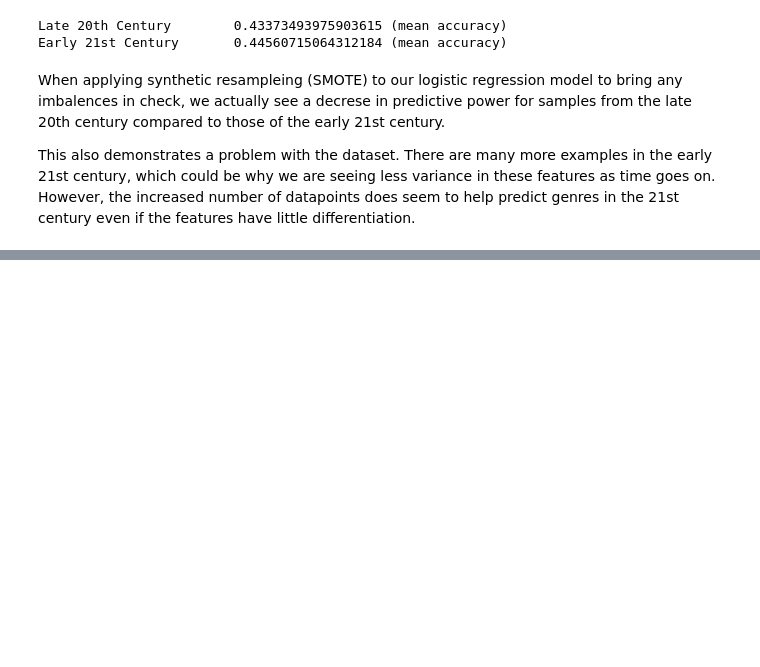
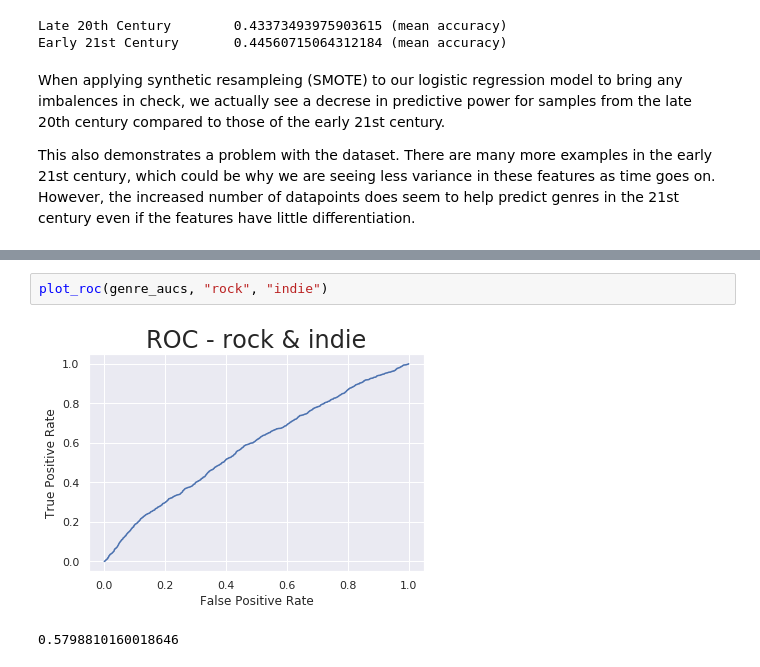
Before and after one commit to QED0711/spotify-predictive-analysis, a Jupyter notebook: exploration/qd_072919_genre_logistic_regression.ipynb, the cells around one changed output, grey strips where cells are left out. Drawn from its saved outputs; the diff is of its cells as text; blank space fills up the shorter version.

```diff
--- a/exploration/qd_072919_genre_logistic_regression.ipynb
+++ b/exploration/qd_072919_genre_logistic_regression.ipynb
@@ -277,0 +293,5 @@ This also demonstrates a problem with the dataset. There are many more examples
+# %%
+plot_roc(genre_aucs, "rock", "indie")
+# %% [output]
+[figure, added]
+0.5798810160018646
```
Also changed, not shown: parts of 7 cells of this notebook, 5 other files.
